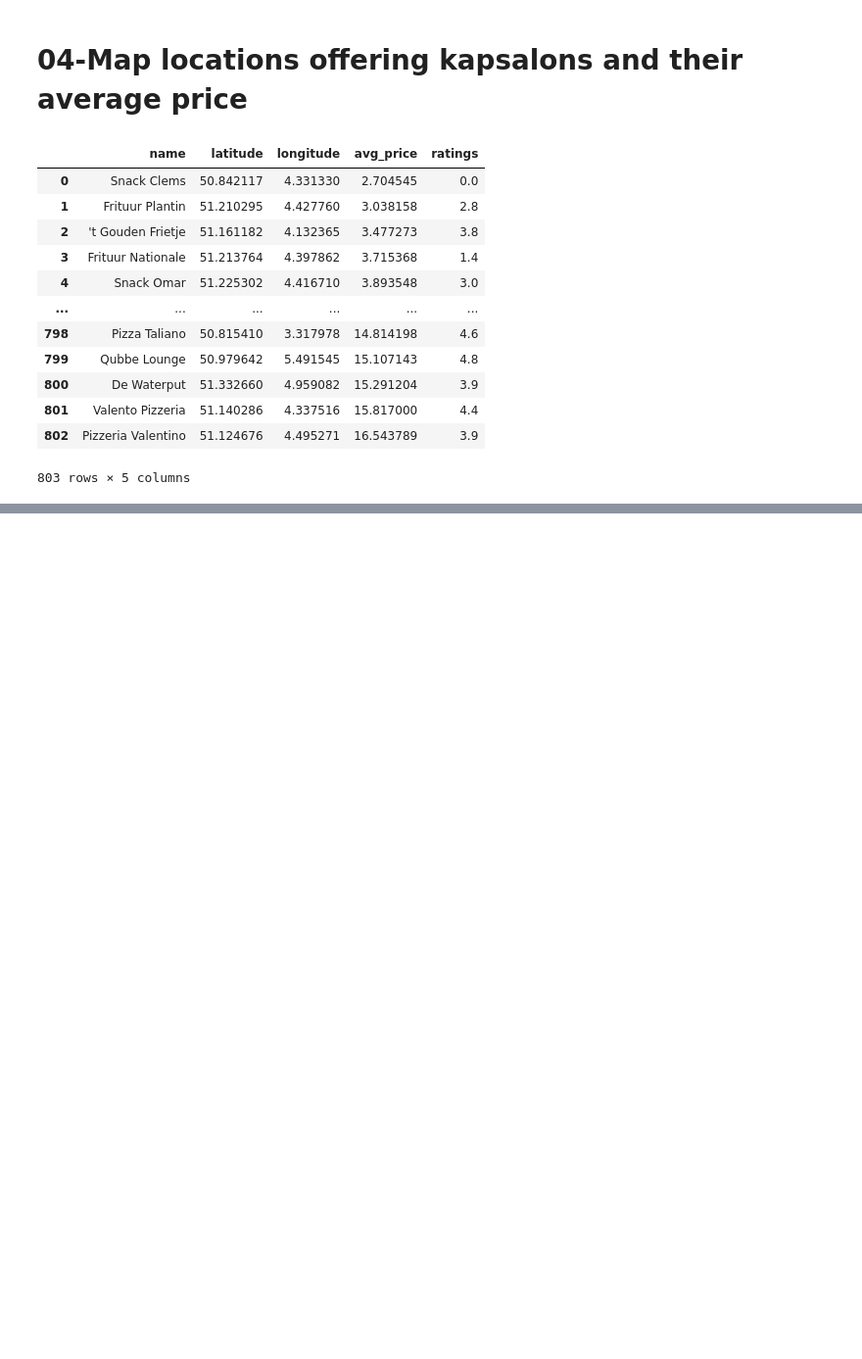
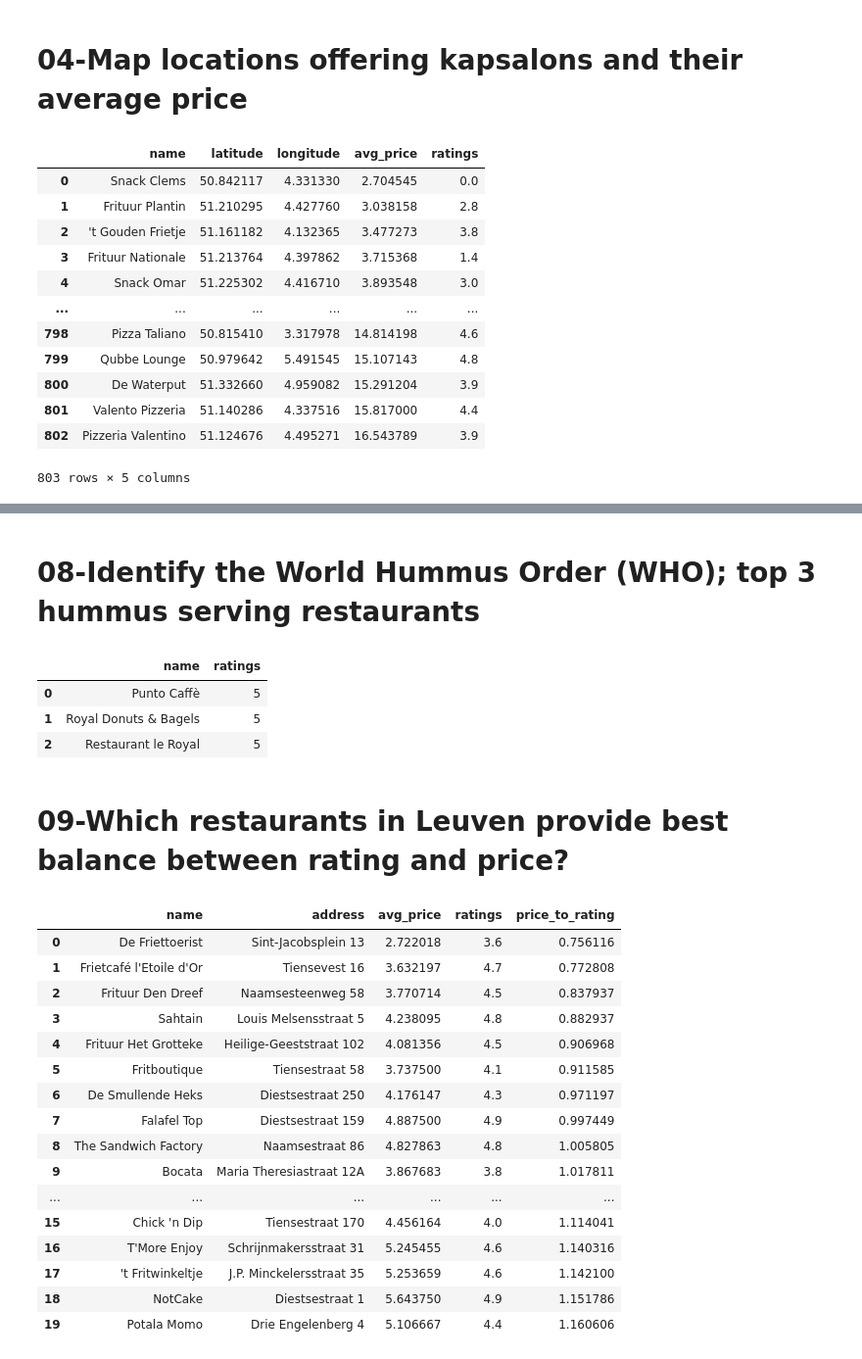
Before and after one commit to kristinnuyens/delivery-market-analysis, a Jupyter notebook: notebooks/SQL.ipynb, the cells around one changed output, grey strips where cells are left out. Shown: that part at 98% size. Drawn from its saved outputs; the diff is of its cells as text; code cells hidden in the pictures; blank space fills up the shorter version.

```diff
--- a/notebooks/SQL.ipynb
+++ b/notebooks/SQL.ipynb
@@ -152,0 +262,72 @@ df_result
+# %% [markdown]
+# 08-Identify the World Hummus Order (WHO); top 3 hummus serving restaurants
+# %%
+sql = """
+SELECT DISTINCT
+    r.name,
+    r.ratings
+FROM restaurants AS r
+JOIN menuitems AS m
+    ON r.primarySlug = m.primarySlug
+WHERE m.name LIKE '%Hummus%'
+ORDER BY r.ratings DESC
+LIMIT 3
+"""
+df_result = pd.read_sql_query(sql, conn)
+
+df_result.to_csv(
+    SQL_OUT / "08_WHO_top_3_hummus.csv",
+    index=False
+)
+
+df_result
+# %% [output]
+|  | name | ratings |
+| 0 | Punto Caffè | 5 |
+| 1 | Royal Donuts & Bagels | 5 |
+| 2 | Restaurant le Royal | 5 |
+# %% [markdown]
+# 09-Which restaurants in Leuven provide best balance between rating and price?
+# %%
+sql = """
+SELECT
+    r.name,
+    r.address,
+    AVG(m.price) AS avg_price,
+    r.ratings,
+    AVG(m.price) / r.ratings AS price_to_rating
+FROM restaurants AS r
+JOIN menuitems AS m
+    ON r.primarySlug = m.primarySlug
+WHERE r.city = 'Leuven'
+GROUP BY r.name, r.ratings
+HAVING r.ratings > 0
+ORDER BY price_to_rating
+LIMIT 20
+"""
+df_result = pd.read_sql_query(sql, conn)
+
+df_result.to_csv(
+    SQL_OUT / "09_best_Leuven_price_rating.csv",
+    index=False
+)
+
+df_result
+# %% [output]
+|  | name | address | avg_price | ratings | price_to_rating |
+| 0 | De Friettoerist | Sint-Jacobsplein 13 | 2.722018 | 3.6 | 0.756116 |
+| 1 | Frietcafé l'Etoile d'Or | Tiensevest 16 | 3.632197 | 4.7 | 0.772808 |
+| 2 | Frituur Den Dreef | Naamsesteenweg 58 | 3.770714 | 4.5 | 0.837937 |
+| 3 | Sahtain | Louis Melsensstraat 5 | 4.238095 | 4.8 | 0.882937 |
+| 4 | Frituur Het Grotteke | Heilige-Geeststraat 102 | 4.081356 | 4.5 | 0.906968 |
+| 5 | Fritboutique | Tiensestraat 58 | 3.737500 | 4.1 | 0.911585 |
+| 6 | De Smullende Heks | Diestsestraat 250 | 4.176147 | 4.3 | 0.971197 |
+| 7 | Falafel Top | Diestsestraat 159 | 4.887500 | 4.9 | 0.997449 |
+| 8 | The Sandwich Factory | Naamsestraat 86 | 4.827863 | 4.8 | 1.005805 |
+| 9 | Bocata | Maria Theresiastraat 12A | 3.867683 | 3.8 | 1.017811 |
+| ... | ... | ... | ... | ... | ... |
+| 15 | Chick 'n Dip | Tiensestraat 170 | 4.456164 | 4.0 | 1.114041 |
+| 16 | T'More Enjoy | Schrijnmakersstraat 31 | 5.245455 | 4.6 | 1.140316 |
+| 17 | 't Fritwinkeltje | J.P. Minckelersstraat 35 | 5.253659 | 4.6 | 1.142100 |
+| 18 | NotCake | Diestsestraat 1 | 5.643750 | 4.9 | 1.151786 |
+| 19 | Potala Momo | Drie Engelenberg 4 | 5.106667 | 4.4 | 1.160606 |
```
Also changed, not shown: parts of 8 cells of this notebook, 7 other files.
